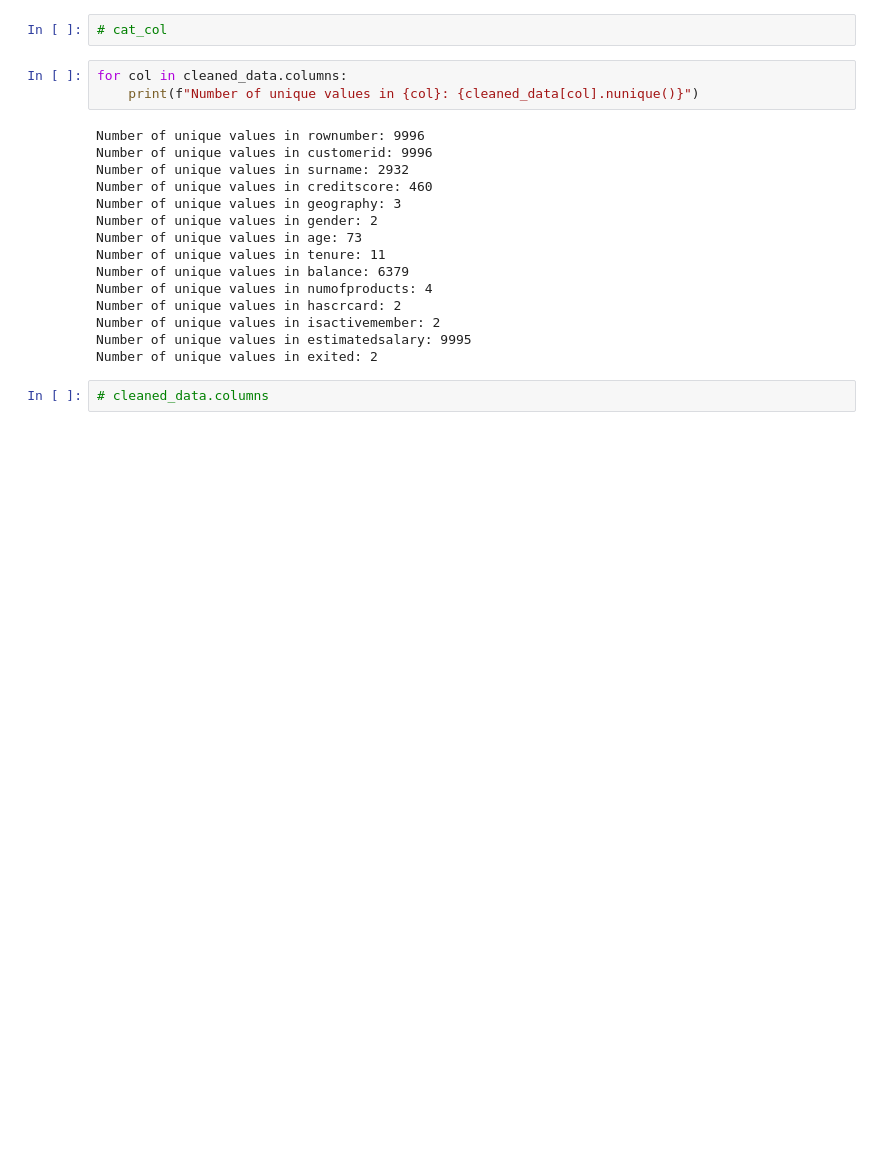
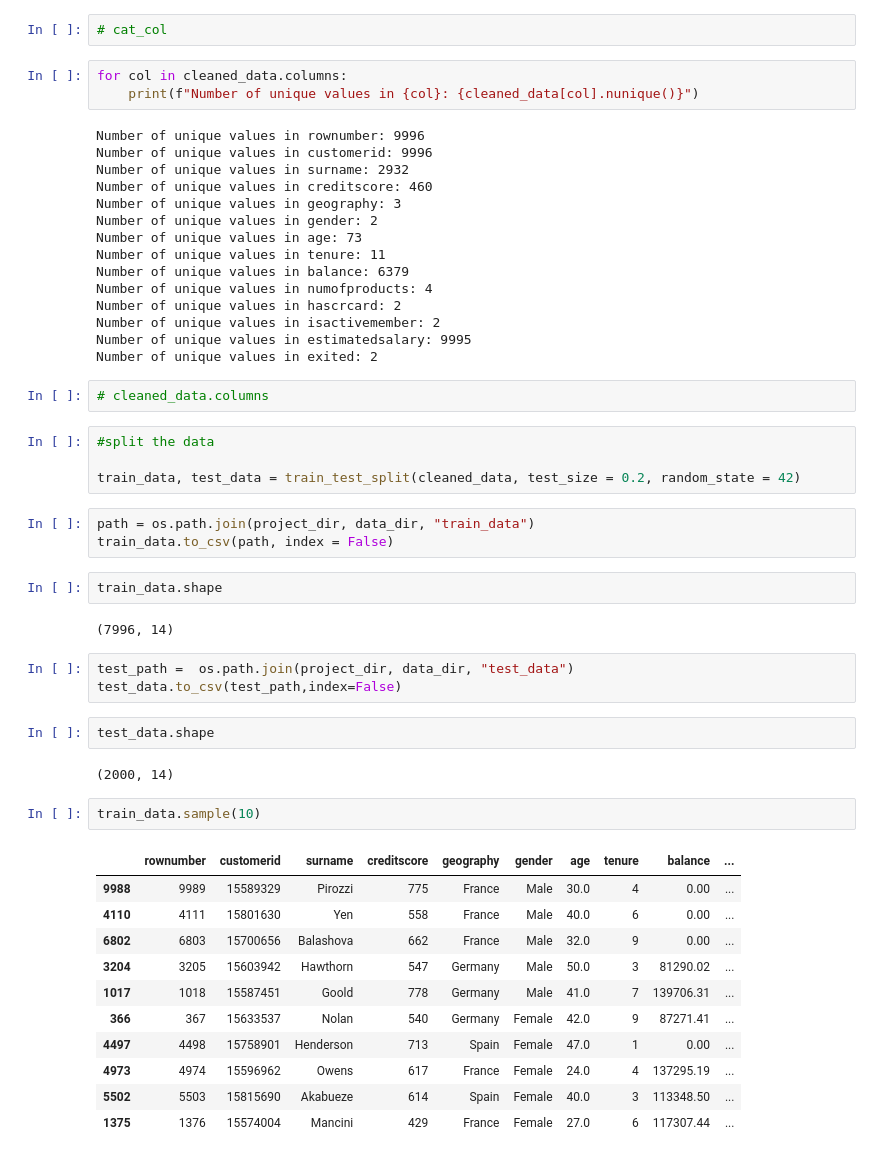
Before and after one commit to Satish-Kumar-1/customer-churn-prediction, a Jupyter notebook: Research/notebook/data_cleaning.ipynb, the cells around one changed output. Drawn from its saved outputs; the diff is of its cells as text; blank space fills up the shorter version.

Commit message:
train_test_split

```diff
--- a/Research/notebook/data_cleaning.ipynb
+++ b/Research/notebook/data_cleaning.ipynb
@@ -178,3 +190,35 @@ Number of unique values in estimatedsalary: 9995
 Number of unique values in exited: 2
 # %%
 # cleaned_data.columns
+# %%
+#split the data
+
+train_data, test_data = train_test_split(cleaned_data, test_size = 0.2, random_state = 42)
+# %%
+path = os.path.join(project_dir, data_dir, "train_data")
+train_data.to_csv(path, index = False)
+# %%
+train_data.shape
+# %% [output]
+(7996, 14)
+# %%
+test_path =  os.path.join(project_dir, data_dir, "test_data")
+test_data.to_csv(test_path,index=False)
+# %%
+test_data.shape
+# %% [output]
+(2000, 14)
+# %%
+train_data.sample(10)
+# %% [output]
+|  | rownumber | customerid | surname | creditscore | geography | gender | age | tenure | balance | ... |
+| 9988 | 9989 | 15589329 | Pirozzi | 775 | France | Male | 30.0 | 4 | 0.00 | ... |
+| 4110 | 4111 | 15801630 | Yen | 558 | France | Male | 40.0 | 6 | 0.00 | ... |
+| 6802 | 6803 | 15700656 | Balashova | 662 | France | Male | 32.0 | 9 | 0.00 | ... |
+| 3204 | 3205 | 15603942 | Hawthorn | 547 | Germany | Male | 50.0 | 3 | 81290.02 | ... |
+| 1017 | 1018 | 15587451 | Goold | 778 | Germany | Male | 41.0 | 7 | 139706.31 | ... |
+| 366 | 367 | 15633537 | Nolan | 540 | Germany | Female | 42.0 | 9 | 87271.41 | ... |
+| 4497 | 4498 | 15758901 | Henderson | 713 | Spain | Female | 47.0 | 1 | 0.00 | ... |
+| 4973 | 4974 | 15596962 | Owens | 617 | France | Female | 24.0 | 4 | 137295.19 | ... |
+| 5502 | 5503 | 15815690 | Akabueze | 614 | Spain | Female | 40.0 | 3 | 113348.50 | ... |
+| 1375 | 1376 | 15574004 | Mancini | 429 | France | Female | 27.0 | 6 | 117307.44 | ... |
```
Also changed, not shown: parts of 7 cells of this notebook, 2 other files.
